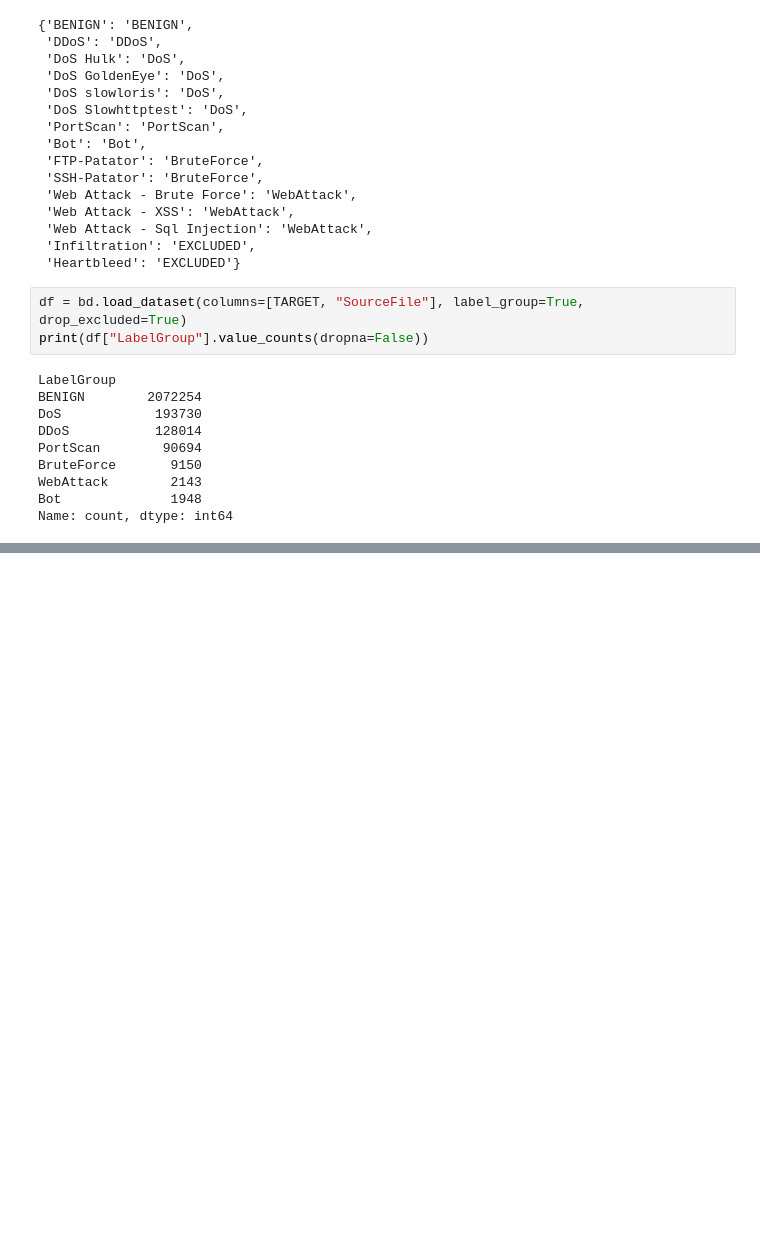
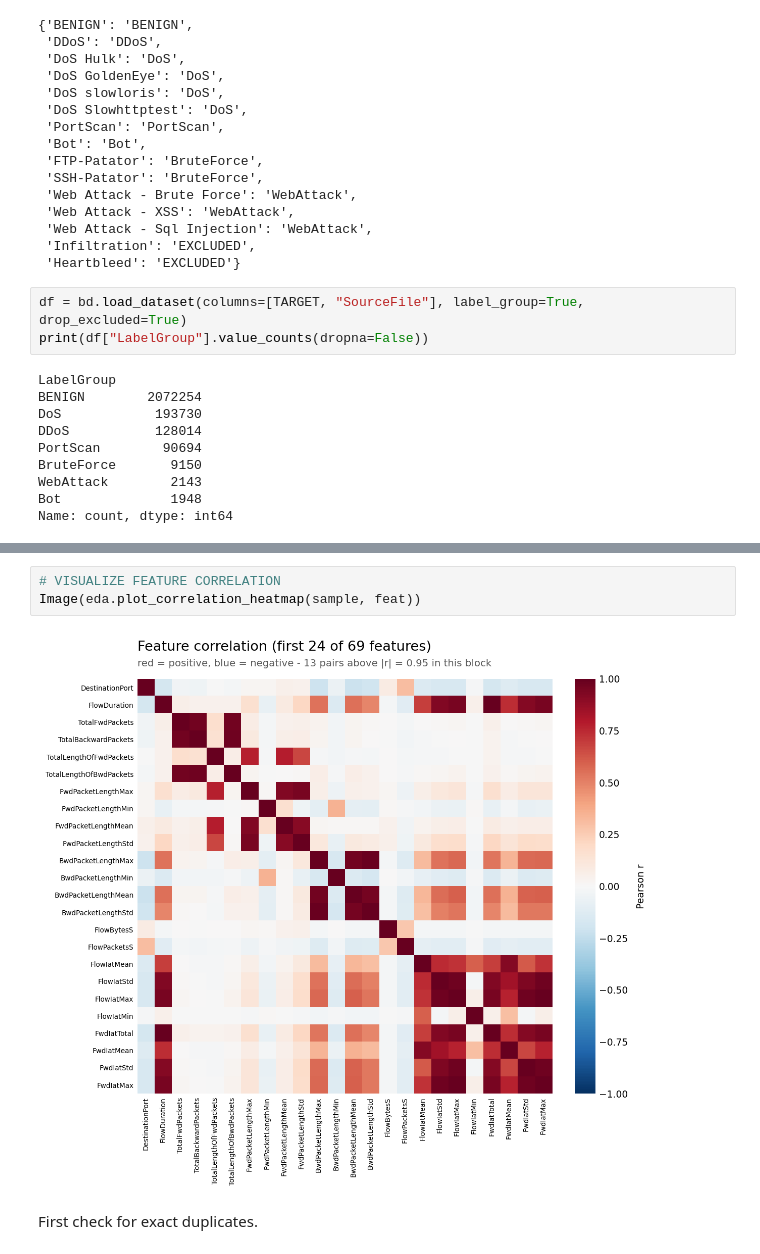
Before and after one commit to sunnyium/cybersecurity_project, a Jupyter notebook: processing/02eda.ipynb, the cells around one changed output, grey strips where cells are left out. Drawn from its saved outputs; the diff is of its cells as text; blank space fills up the shorter version.

```diff
--- a/processing/02eda.ipynb
+++ b/processing/02eda.ipynb
@@ -100,0 +312,7 @@ Name: count, dtype: int64
+# %%
+# VISUALIZE FEATURE CORRELATION
+Image(eda.plot_correlation_heatmap(sample, feat))
+# %% [output]
+[figure, added]
+# %% [markdown]
+First check for exact duplicates.
```
Also changed, not shown: parts of 29 cells of this notebook, 5 other files.
